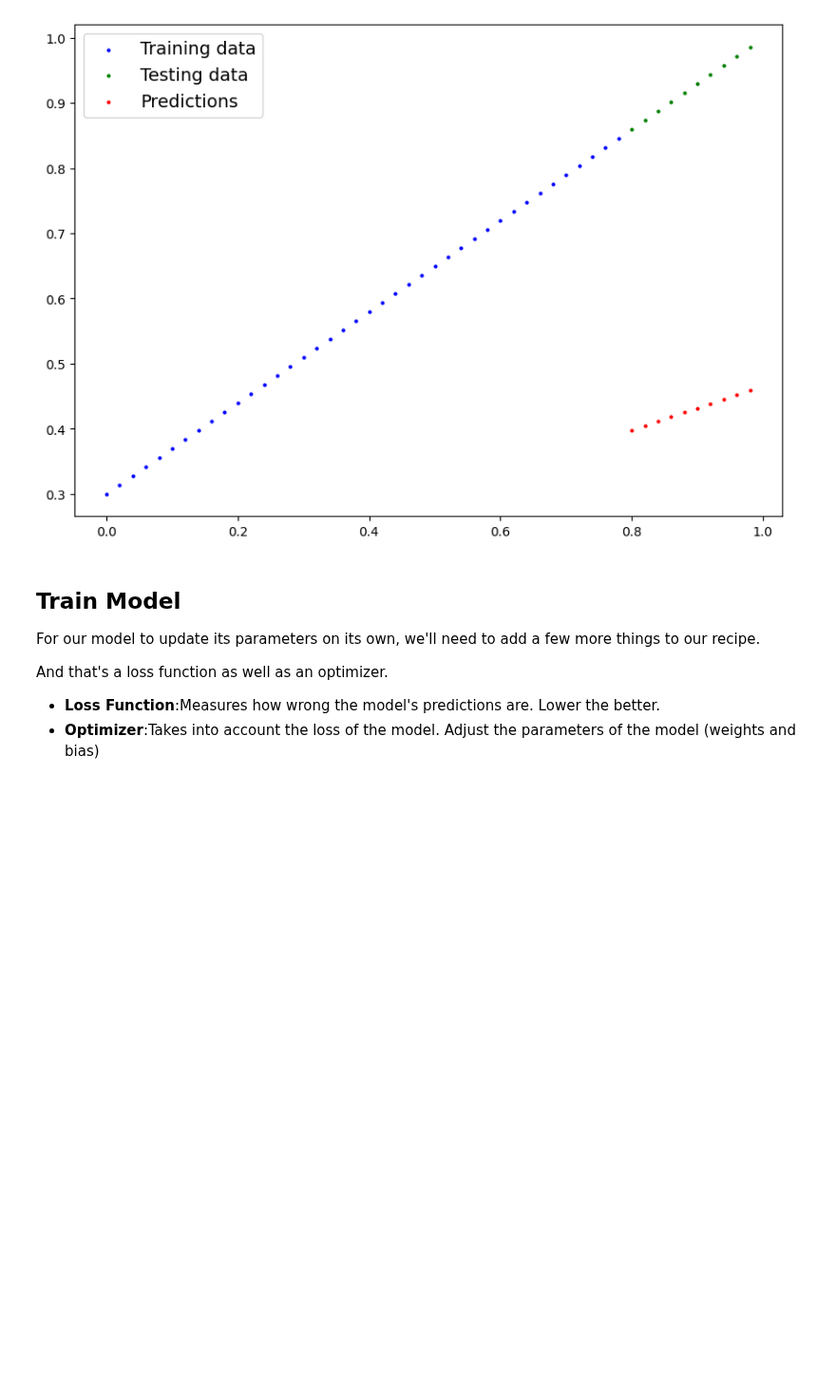
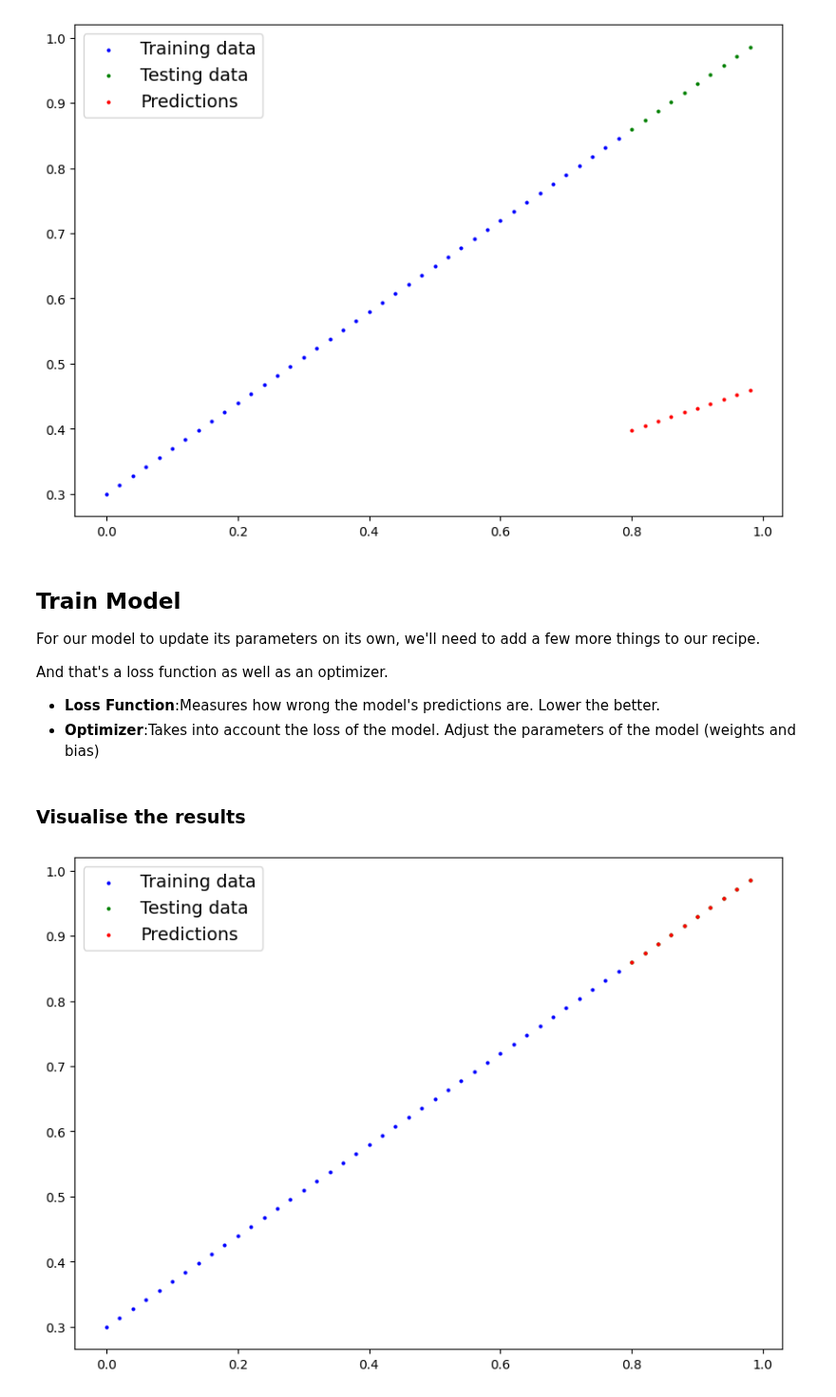
Before and after one commit to addytrunks/machine-learning, a Jupyter notebook: DEEP_LEARNING/01_workflow.ipynb, the cells around one changed output. Shown at 95% size. Drawn from its saved outputs; the diff is of its cells as text; code cells hidden in the pictures; blank space fills up the shorter version.

Commit message:
feat: train model + visualise

```diff
--- a/DEEP_LEARNING/01_workflow.ipynb
+++ b/DEEP_LEARNING/01_workflow.ipynb
@@ -175,6 +175,38 @@ And that's a loss function as well as an optimizer.
 * **Optimizer**:Takes into account the loss of the model. Adjust the parameters of the model (weights and bias)
 # %%
 loss_fn = nn.L1Loss()
-optimizer = torch.optim.SGD(model_0.parameters(),lr=0.1)
+optimizer = torch.optim.SGD(model_0.parameters(),lr=0.001)
 
-# lr => learning rate => determines how big the change/optimize in the parameter should be.
+# lr => learning rate => determines how big the changes in the parameter should be.
+# %%
+# hyperparameter ( parameter whose value is used to control the learning process)
+epochs = 100
+
+for epoch in range(0,epochs):
+    # sets `require_gradients` to true
+    model_0.train()
+
+    # 1. Forward pass
+    y_pred = model_0(X_train)
+
+    # 2. Calculate loss
+    loss = loss_fn(y_pred,y_train)
+
+    # 3. Optimizer zero grad
+    '''the optimizer accumulates the gradients every round/epoch, and we don't want the model's parameters to get updated based on the old gradient
+     (previous epoch's) ensuring that the updates are based solely on the most recent epoch.'''
+    optimizer.zero_grad()
+
+    # 4. Backpropogation - goes a step backward
+    loss.backward()
+
+    # 5. Update the parameters
+    optimizer.step()
+# %% [markdown]
+### Visualise the results
+# %%
+with torch.inference_mode():
+    y_pred = model_0(X_test)
+    plot_predictions(predictions=y_pred)
+# %% [output]
+[figure, added]
```
Also changed, not shown: parts of 3 cells of this notebook.
